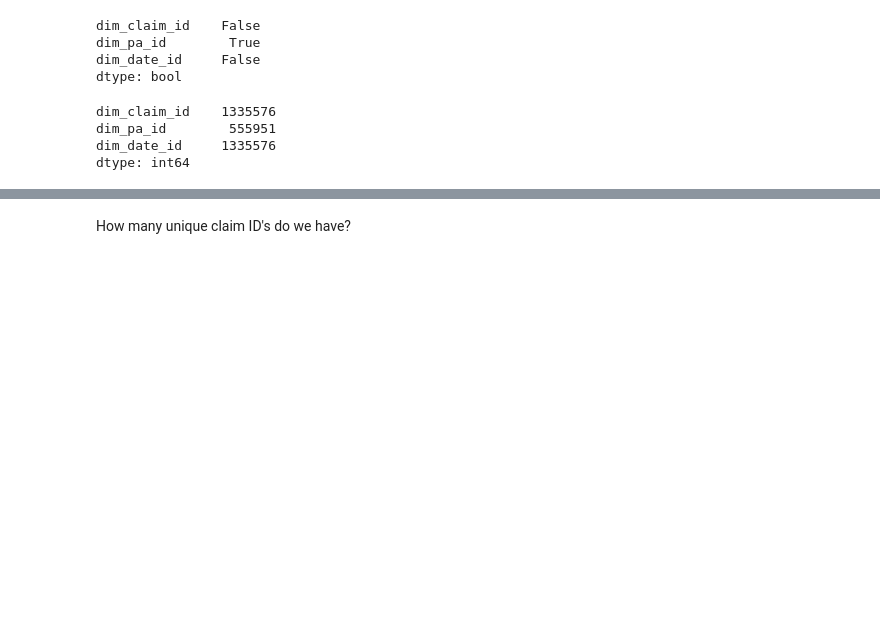
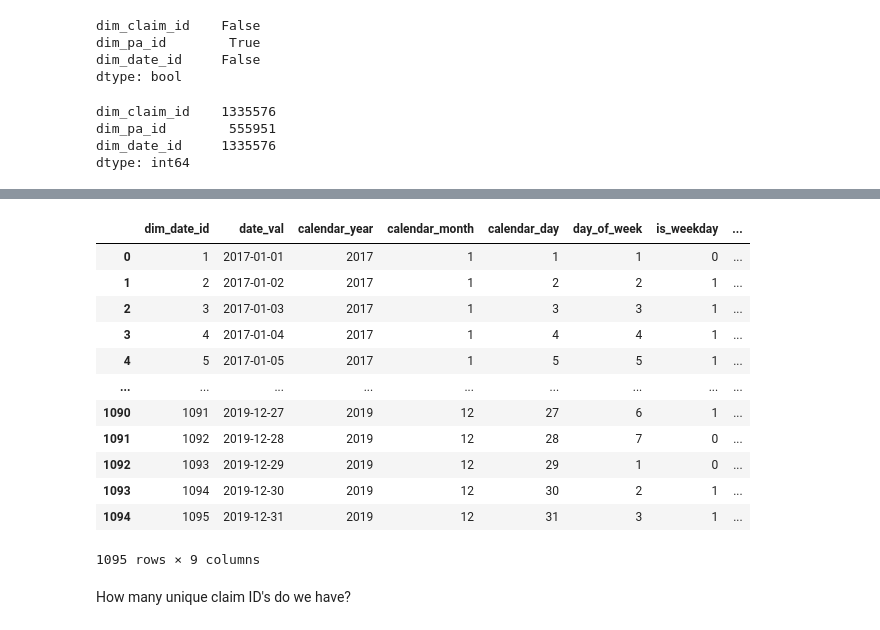
Before and after one commit to Erdos-CMM/CoverMyMeds, a Jupyter notebook: notebooks/Data Organization.ipynb, the cells around one changed output, grey strips where cells are left out. Saved outputs shown, nothing was run; the diff lists cells and outputs as text; code cells hidden in the pictures; blank space fills up the shorter version.

Commit message:
Add checks to the dates and bridge files in Data Organization.

```diff
--- a/notebooks/Data Organization.ipynb
+++ b/notebooks/Data Organization.ipynb
@@ -268,3 +319,19 @@ dtype: int64
+# %%
+dates[dates.dim_date_id<=1095]
+# %% [output]
+|  | dim_date_id | date_val | calendar_year | calendar_month | calendar_day | day_of_week | is_weekday | ... |
+| 0 | 1 | 2017-01-01 | 2017 | 1 | 1 | 1 | 0 | ... |
+| 1 | 2 | 2017-01-02 | 2017 | 1 | 2 | 2 | 1 | ... |
+| 2 | 3 | 2017-01-03 | 2017 | 1 | 3 | 3 | 1 | ... |
+| 3 | 4 | 2017-01-04 | 2017 | 1 | 4 | 4 | 1 | ... |
+| 4 | 5 | 2017-01-05 | 2017 | 1 | 5 | 5 | 1 | ... |
+| ... | ... | ... | ... | ... | ... | ... | ... | ... |
+| 1090 | 1091 | 2019-12-27 | 2019 | 12 | 27 | 6 | 1 | ... |
+| 1091 | 1092 | 2019-12-28 | 2019 | 12 | 28 | 7 | 0 | ... |
+| 1092 | 1093 | 2019-12-29 | 2019 | 12 | 29 | 1 | 0 | ... |
+| 1093 | 1094 | 2019-12-30 | 2019 | 12 | 30 | 2 | 1 | ... |
+| 1094 | 1095 | 2019-12-31 | 2019 | 12 | 31 | 3 | 1 | ... |
+1095 rows × 9 columns
 # %% [markdown]
 How many unique claim ID's do we have?
 # %%
```
Also changed, not shown: parts of 13 cells of this notebook.
